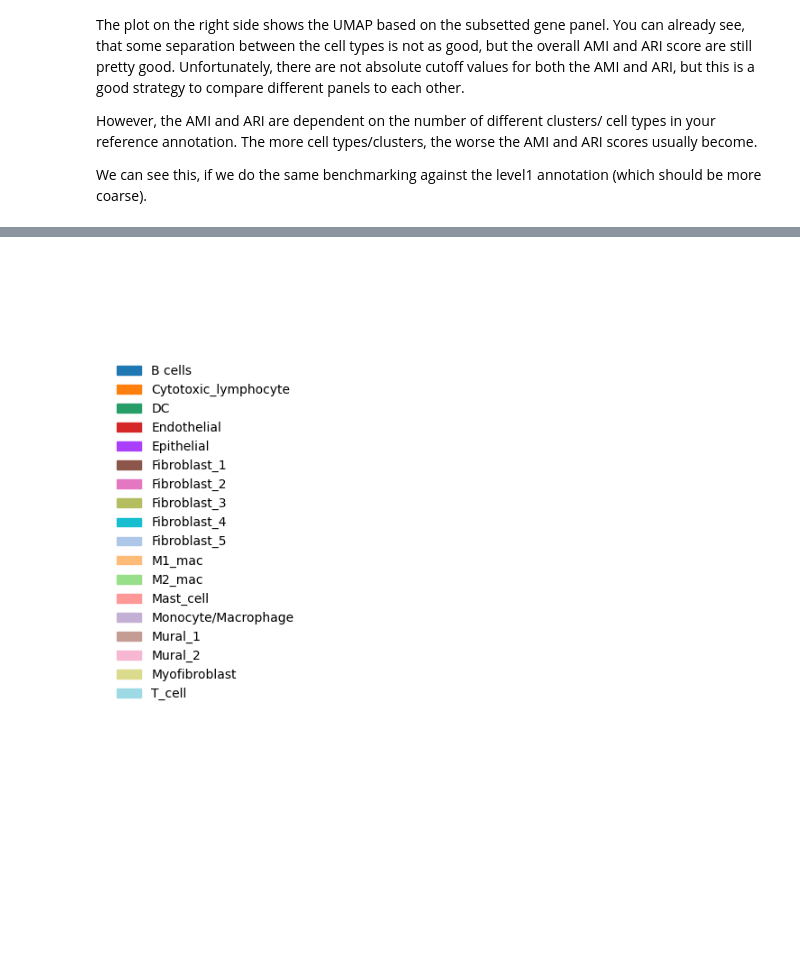
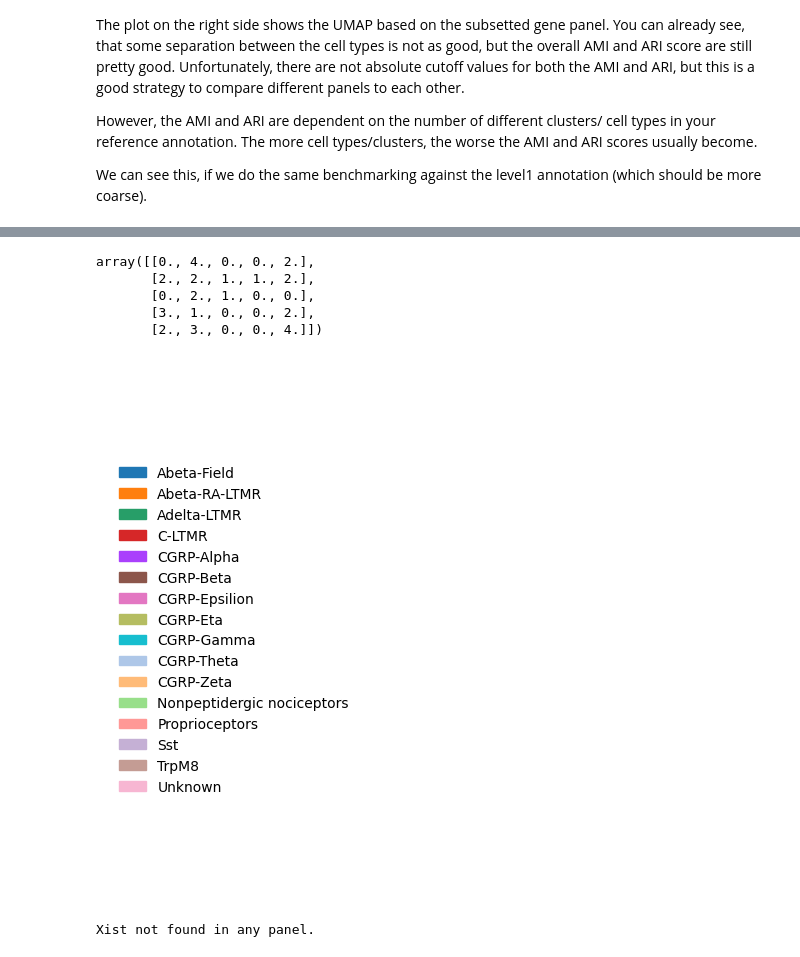
Before and after one commit to aifimmunology/spatial_drg_colon_bladder, a Jupyter notebook: 03_finalization/02_benchmark-panel-GSE139088.ipynb, the cells around one changed output, grey strips where cells are left out. Drawn from its saved outputs; the diff is of its cells as text; code cells hidden in the pictures; blank space fills up the shorter version.

```diff
--- a/03_finalization/02_benchmark-panel-GSE139088.ipynb
+++ b/03_finalization/02_benchmark-panel-GSE139088.ipynb
@@ -36,6 +36,8 @@ import matplotlib.pyplot as plt
 #import scvi
 import warnings
 warnings.filterwarnings('ignore')
+# %%
+plt.rcParams['figure.figsize'] = (4,4)
 # %%
 base_dir = '/home/workspace/private/projects/kim/drg'
 panel_dir = os.path.join(base_dir, 'panel/gene-lists/output')
@@ -339,3 +285,11 @@ Benchmarking cell_type
+# %%
+adata.X[:5, :5]
+# %% [output]
+array([[0., 4., 0., 0., 2.],
+       [2., 2., 1., 1., 2.],
+       [0., 2., 1., 0., 0.],
+       [3., 1., 0., 0., 2.],
+       [2., 3., 0., 0., 4.]])
 # %%
 import matplotlib.patches as mpatches
 
@@ -366,6 +320,16 @@ def plot_legend(adata, key):
     plt.tight_layout()
     plt.show()
 # %%
-plot_legend(adata, 'cell_type')
+plot_legend(adata, 'original_annotation')
 # %% [output]
-[figure, old version]
+[figure, new version]
+# %%
+gene = 'Xist'
+found_in = [key for key, genes in panel.items() if gene in genes]
+
+if found_in:
+    print(f"{gene} found in: {found_in}")
+else:
+    print(f"{gene} not found in any panel.")
+# %% [output]
+Xist not found in any panel.
```
Also changed, not shown: parts of 15 cells of this notebook, 3 other files.
